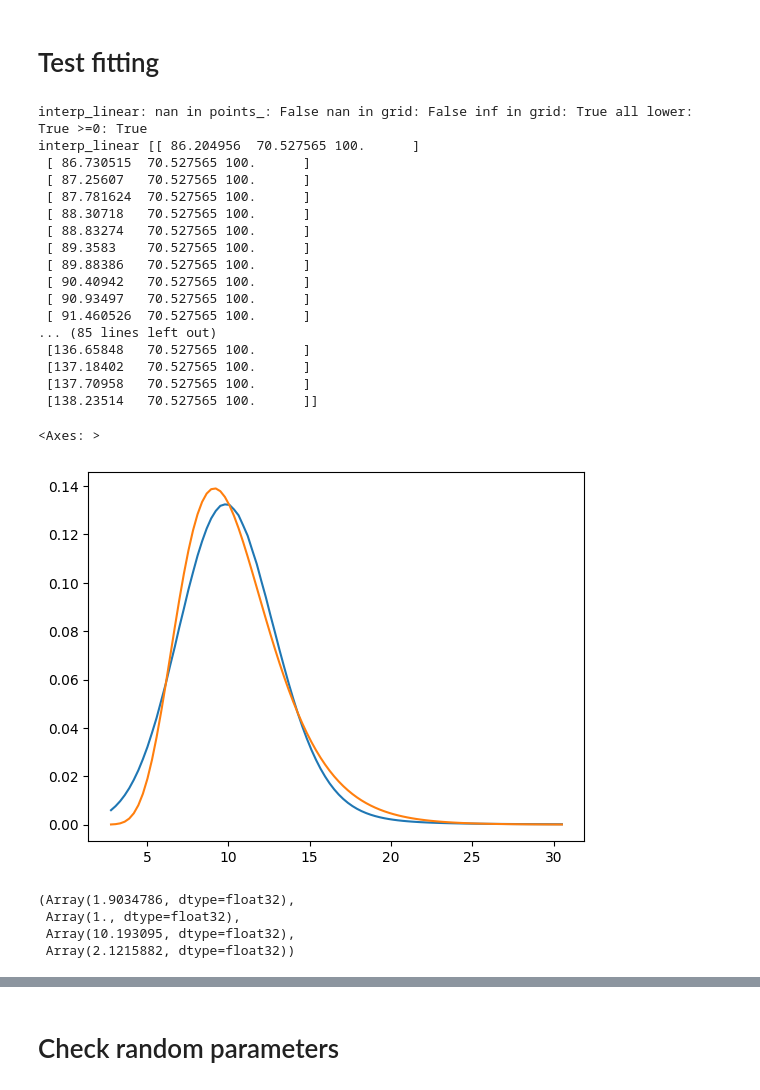
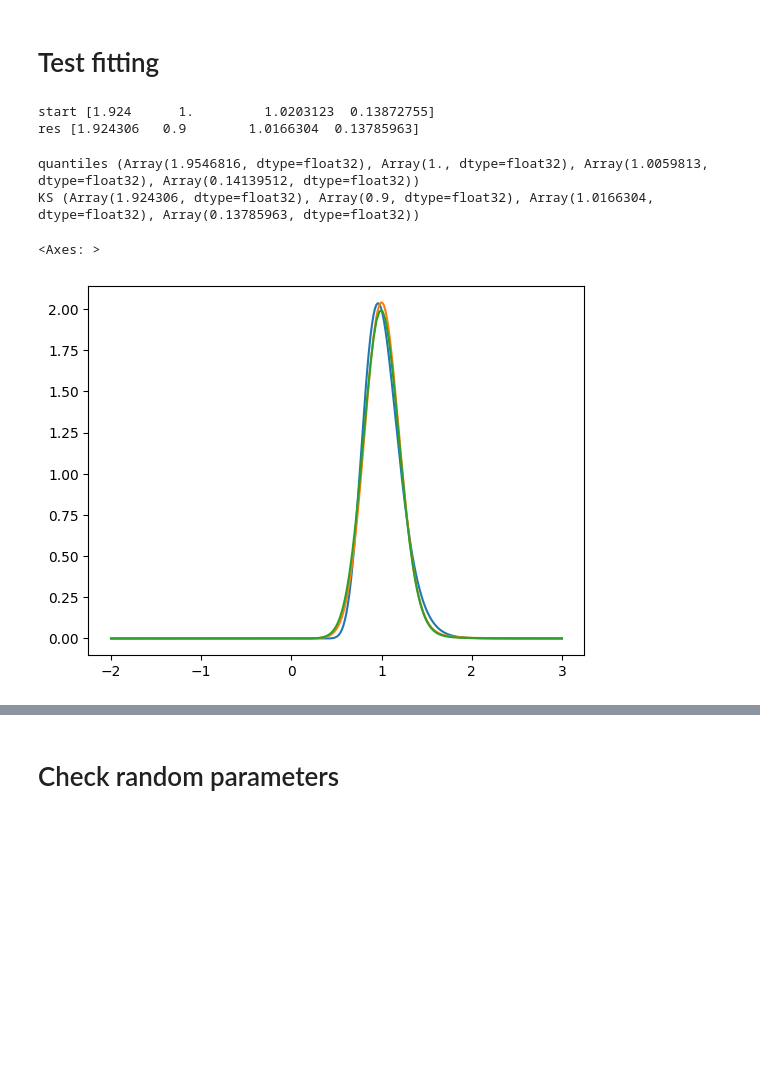
Before and after one commit to tjhunter/levy-stable-jax, a Jupyter notebook: notebooks/_explo.ipynb, the cells around one changed output, grey strips where cells are left out. Drawn from its saved outputs; the diff is of its cells as text; code cells hidden in the pictures; blank space fills up the shorter version.

```diff
--- a/notebooks/_explo.ipynb
+++ b/notebooks/_explo.ipynb
@@ -115,44 +65,37 @@ sns.lineplot(x=xs, y=ys1-sp_levy_stable.cdf(xs, alpha=alpha,beta=beta,loc=loc, s
 # %%
 from scipy.stats import lognorm as sp_lognorm
 # %%
-(s,scale_) = (0.3,10)
-ppf_thresh = 1e-5
+
+(s,scale_) = (0.2,jnp.exp(0))
+ppf_thresh = 1e-3
 ll = sp_lognorm.ppf([0.05,0.25,0.5,0.75,0.95], scale=scale_, s=s)
-ll
-(x_low, x_high) = sp_lognorm.ppf([ppf_thresh, 1-ppf_thresh*10], scale=scale_, s=s)
-xs = np.linspace(x_low, x_high,100)
-(alpha, beta, loc, scale) = levy_stable_jax.estimation.fit_quantiles(None,param="N1",percentiles=ll)
-sns.lineplot(
-    x=xs,
-    y=lsj.pdf(xs,alpha,beta,loc,scale,param="N1"))
-sns.lineplot(
-    x=xs,
-    y=sp_lognorm.pdf(xs,scale=scale_,s=s))
+(x_low, x_high) = sp_lognorm.ppf([ppf_thresh, 1-ppf_thresh], scale=scale_, s=s)
+xs = np.linspace(x_low, x_high,1000)
+(q_alpha, q_beta, q_loc, q_scale) = levy_stable_jax.estimation.fit_quantiles(None,param="N1",percentiles=ll)
+(ks_x_low, ks_x_high) = sp_lognorm.ppf([1e-2, 1-1e-2], scale=scale_, s=s)
+ks_xs = np.linspace(ks_x_low, ks_x_high, 30)
+ks_cdfs = sp_lognorm.cdf(ks_xs, scale=scale_, s=s)
+
+(ks_alpha, ks_beta, ks_loc, ks_scale) = levy_stable_jax.estimation.fit_ks(ks_xs, ks_cdfs,param="N1",alpha=None)
 # %% [output]
-interp_linear: nan in points_: False nan in grid: False inf in grid: True all lower: True >=0: True
-interp_linear [[ 86.204956  70.527565 100.      ]
- [ 86.730515  70.527565 100.      ]
- [ 87.25607   70.527565 100.      ]
- [ 87.781624  70.527565 100.      ]
- [ 88.30718   70.527565 100.      ]
- [ 88.83274   70.527565 100.      ]
- [ 89.3583    70.527565 100.      ]
- [ 89.88386   70.527565 100.      ]
- [ 90.40942   70.527565 100.      ]
- [ 90.93497   70.527565 100.      ]
- [ 91.460526  70.527565 100.      ]
-... (85 lines left out)
- [136.65848   70.527565 100.      ]
- [137.18402   70.527565 100.      ]
- [137.70958   70.527565 100.      ]
- [138.23514   70.527565 100.      ]]
+start [1.924      1.         1.0203123  0.13872755]
+res [1.924306   0.9        1.0166304  0.13785963]
-<Axes: >
-[figure, removed]
 # %%
-alpha,beta,loc,scale
+print("quantiles", (q_alpha, q_beta, q_loc, q_scale))
+print("KS", (ks_alpha, ks_beta, ks_loc, ks_scale))
+xs = np.linspace(-2, 3, 300)
+sns.lineplot(
+    x=xs,
+    y=sp_lognorm.pdf(xs,scale=scale_,s=s))
+sns.lineplot(
+    x=xs,
+    y=lsj.pdf(xs,ks_alpha,ks_beta,ks_loc,ks_scale,param="N1"))
+sns.lineplot(
+    x=xs,
+    y=lsj.pdf(xs,q_alpha,q_beta,q_loc,q_scale,param="N1"))
 # %% [output]
-(Array(1.9034786, dtype=float32),
- Array(1., dtype=float32),
- Array(10.193095, dtype=float32),
- Array(2.1215882, dtype=float32))
+quantiles (Array(1.9546816, dtype=float32), Array(1., dtype=float32), Array(1.0059813, dtype=float32), Array(0.14139512, dtype=float32))
+KS (Array(1.924306, dtype=float32), Array(0.9, dtype=float32), Array(1.0166304, dtype=float32), Array(0.13785963, dtype=float32))
+<Axes: >
+[figure, added]
 # %%
```
Also changed, not shown: parts of 18 cells of this notebook, 4 other files.
